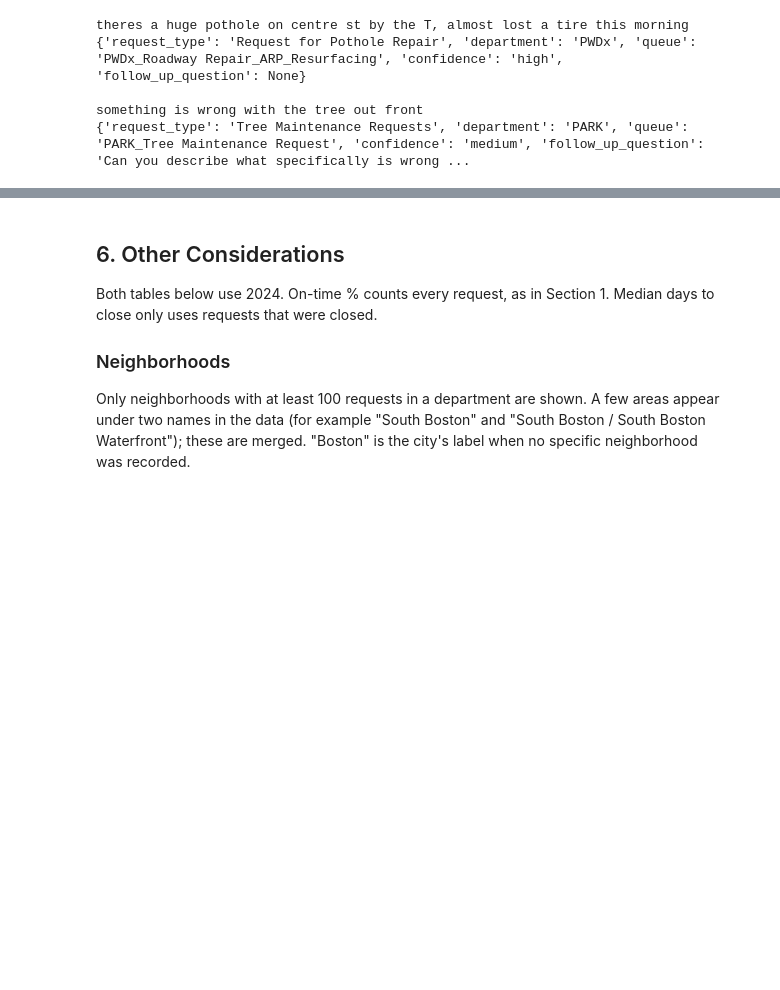
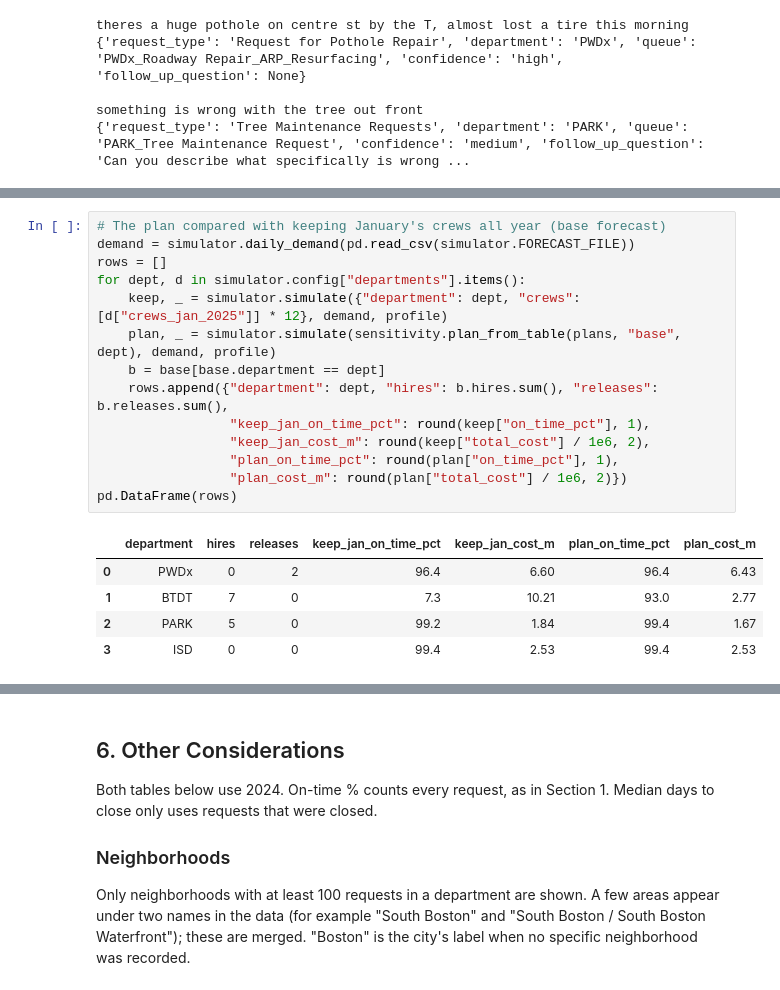
Before and after one commit to kavin1317/Boston-311-Crew-Staffing---Hackathon, a Jupyter notebook: notebooks/main.ipynb, the cells around one changed output, grey strips where cells are left out. Drawn from its saved outputs; the diff is of its cells as text; blank space fills up the shorter version.

```diff
--- a/notebooks/main.ipynb
+++ b/notebooks/main.ipynb
@@ -352,0 +448,20 @@ using `data/processed/forecast_2025.csv`.*
+# %%
+# The plan compared with keeping January's crews all year (base forecast)
+demand = simulator.daily_demand(pd.read_csv(simulator.FORECAST_FILE))
+rows = []
+for dept, d in simulator.config["departments"].items():
+    keep, _ = simulator.simulate({"department": dept, "crews": [d["crews_jan_2025"]] * 12}, demand, profile)
+    plan, _ = simulator.simulate(sensitivity.plan_from_table(plans, "base", dept), demand, profile)
+    b = base[base.department == dept]
+    rows.append({"department": dept, "hires": b.hires.sum(), "releases": b.releases.sum(),
+                 "keep_jan_on_time_pct": round(keep["on_time_pct"], 1),
+                 "keep_jan_cost_m": round(keep["total_cost"] / 1e6, 2),
+                 "plan_on_time_pct": round(plan["on_time_pct"], 1),
+                 "plan_cost_m": round(plan["total_cost"] / 1e6, 2)})
+pd.DataFrame(rows)
+# %% [output]
+|  | department | hires | releases | keep_jan_on_time_pct | keep_jan_cost_m | plan_on_time_pct | plan_cost_m |
+| 0 | PWDx | 0 | 2 | 96.4 | 6.60 | 96.4 | 6.43 |
+| 1 | BTDT | 7 | 0 | 7.3 | 10.21 | 93.0 | 2.77 |
+| 2 | PARK | 5 | 0 | 99.2 | 1.84 | 99.4 | 1.67 |
+| 3 | ISD | 0 | 0 | 99.4 | 2.53 | 99.4 | 2.53 |
```
Also changed, not shown: parts of 17 cells of this notebook, 4 other files.
